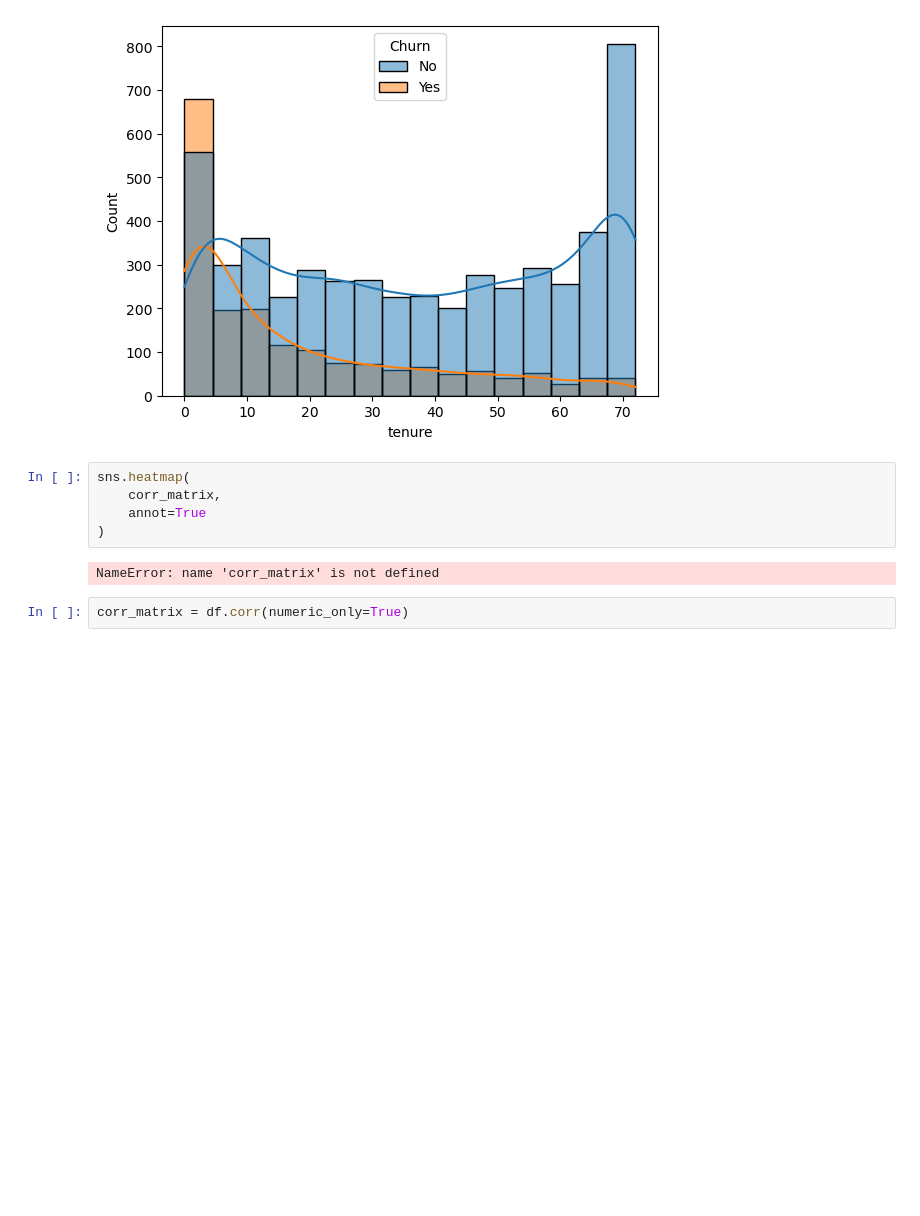
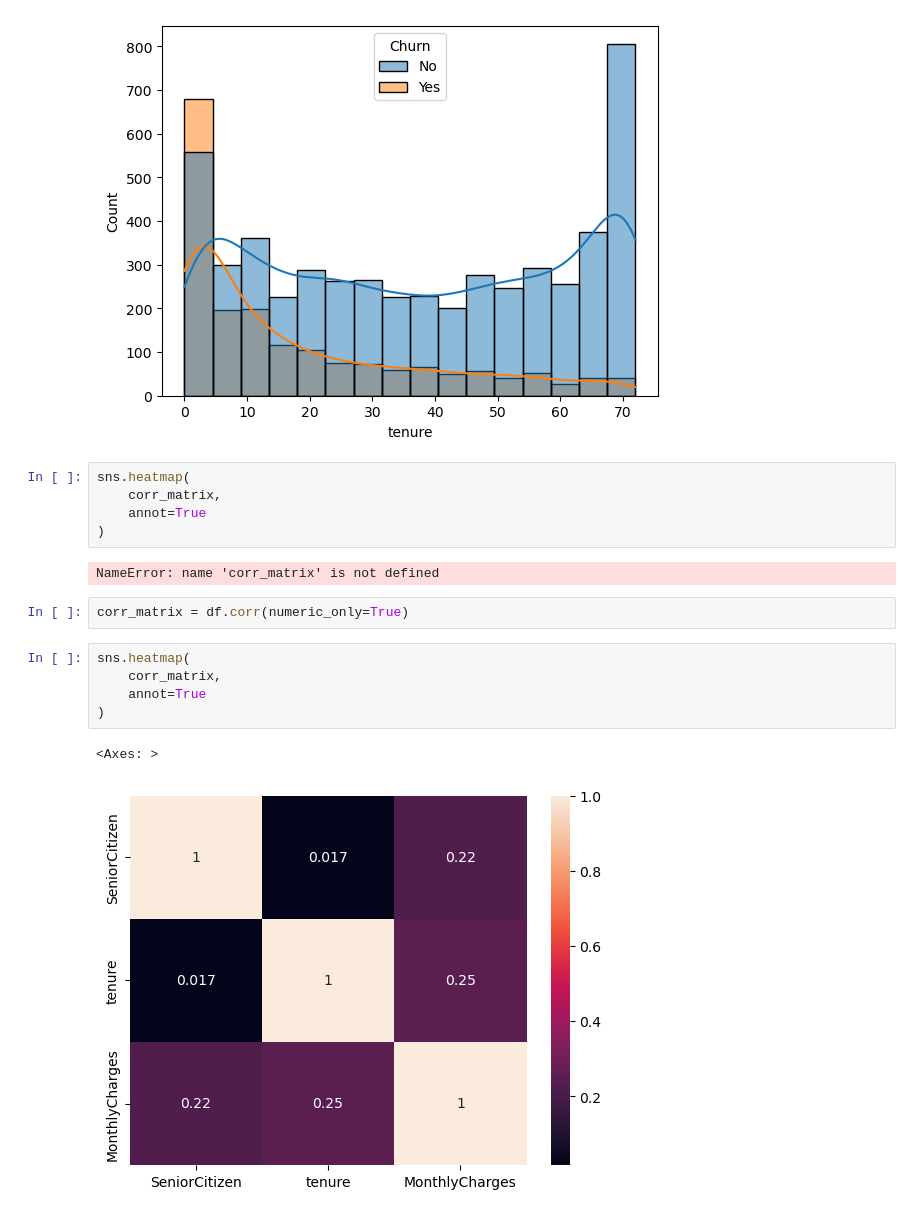
Before and after one commit to Samm-05/telecom-churn-prediction, a Jupyter notebook: notebooks/03_eda.ipynb, the cells around one changed output. Saved outputs shown, nothing was run; the diff lists cells and outputs as text; blank space fills up the shorter version.

```diff
--- a/notebooks/03_eda.ipynb
+++ b/notebooks/03_eda.ipynb
@@ -64,3 +64,11 @@ sns.heatmap(
 NameError: name 'corr_matrix' is not defined
 # %%
 corr_matrix = df.corr(numeric_only=True)
+# %%
+sns.heatmap(
+    corr_matrix,
+    annot=True
+)
+# %% [output]
+<Axes: >
+[figure, added]
```
